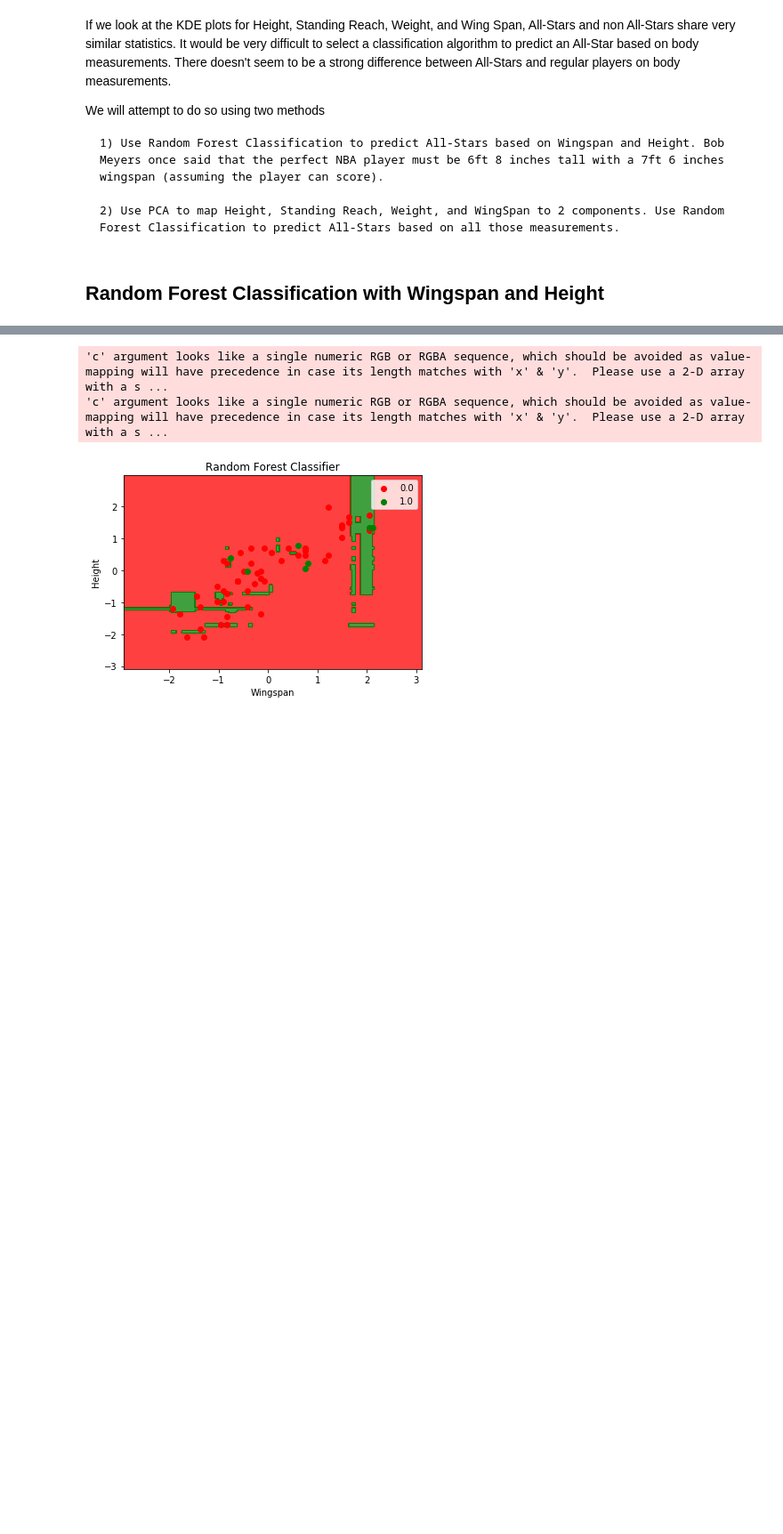
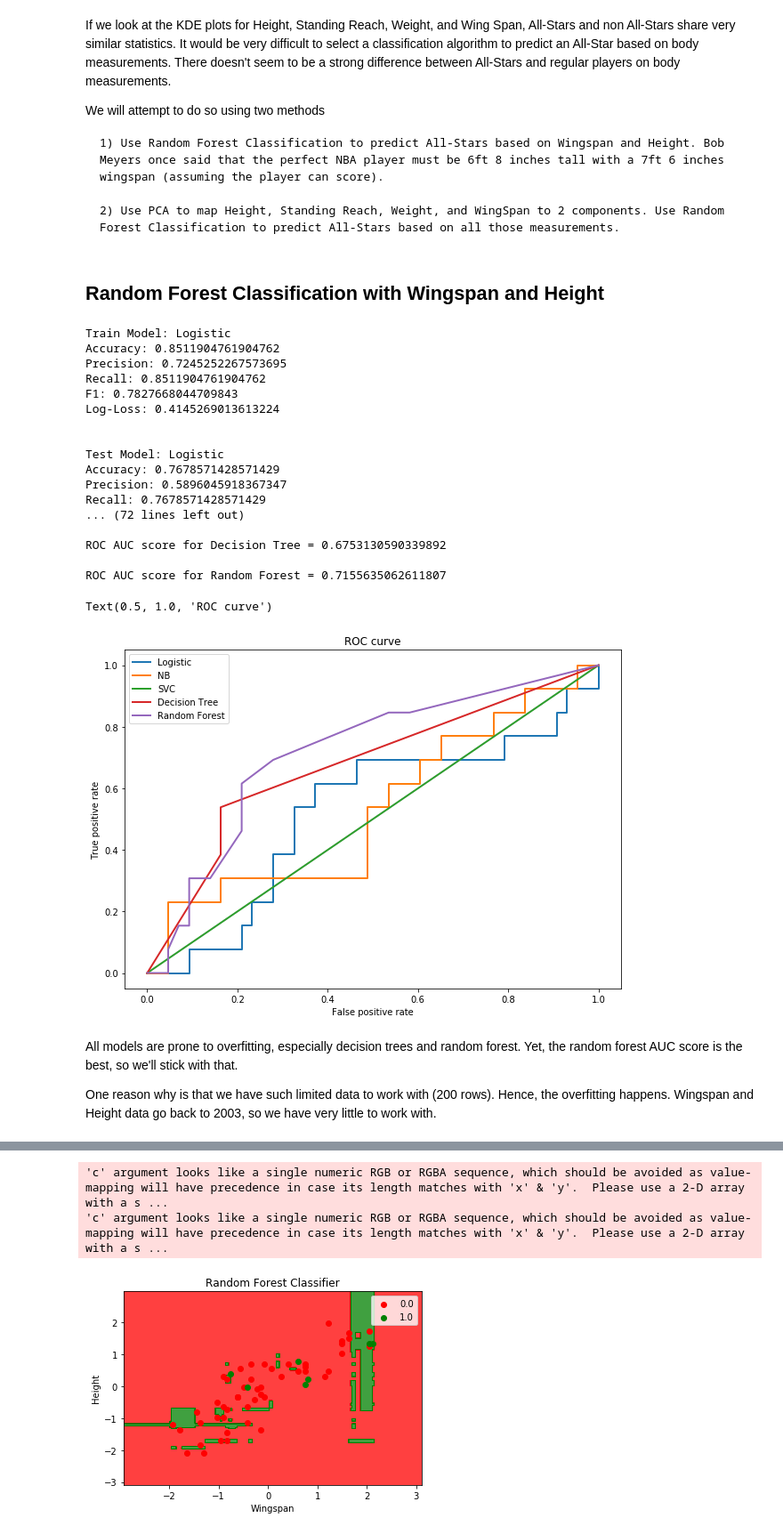
Before and after one commit to hd2zm/Data-Science-Projects, a Jupyter notebook: NBA-Analytics/All-Star-Analysis/Predicting NBA All-Star Appearances with Player Measurements.ipynb, the cells around one changed output, grey strips where cells are left out. Shown at 89% size. Cells and saved outputs as stored; diff of their text form; code cells hidden in the pictures; blank space fills up the shorter version.

```diff
--- a/NBA-Analytics/All-Star-Analysis/Predicting NBA All-Star Appearances with Player Measurements.ipynb
+++ b/NBA-Analytics/All-Star-Analysis/Predicting NBA All-Star Appearances with Player Measurements.ipynb
@@ -65,2 +91,80 @@ We will attempt to do so using two methods
+# %%
+X_train, X_test, label_train, label_test = train_test_split(NBA_MVA_df[['WINGSPAN', 'HEIGHT']], NBA_MVA_df['ALL-STAR'], test_size = 0.25, random_state = 0)
+# %%
+scaler = StandardScaler()
+
+X_train_scaled = scaler.fit_transform(X_train.values)
+X_test_scaled = scaler.transform(X_test.values)
+# %%
+models = {
+    "Logistic": [ LogisticRegression(solver='lbfgs', random_state = 4444), X_train, X_test] ,
+    "NB": [ GaussianNB(), X_train, X_test] ,
+    "SVC": [ OneVsRestClassifier(SVC(random_state = 4444, probability=True)), X_train_scaled, X_test_scaled],
+    "Decision Tree": [ DecisionTreeClassifier(random_state=4444), X_train, X_test] ,
+    "Random Forest": [ RandomForestClassifier(random_state=4444), X_train, X_test]
+}
+
+for key in models.keys():
+    model_fit = models[key][0].fit(models[key][1], label_train)
+    model_accuracy = accuracy_score(label_train, models[key][0].predict(models[key][1]))
+    model_precision = precision_score(label_train, models[key][0].predict(models[key][1]), average='weighted')
+    model_recall = recall_score(label_train, models[key][0].predict(models[key][1]), average='weighted')
+    model_f1 = f1_score(label_train, models[key][0].predict(models[key][1]), average='weighted')
+    model_log_loss = log_loss(label_train, models[key][0].predict_proba(models[key][1]))
+    print("\n\nTrain Model: " + str(key) + "\nAccuracy: " + str(model_accuracy) + "\nPrecision: " + str(model_precision)
+          + "\nRecall: "+ str(model_recall) + "\nF1: " + str(model_f1) + "\nLog-Loss: " + str(model_log_loss))
+
+
+    model_fit = models[key][0].fit(models[key][1], label_train)
+    model_accuracy = accuracy_score(label_test, models[key][0].predict(models[key][2]))
+    model_precision = precision_score(label_test, models[key][0].predict(models[key][2]), average='weighted')
+    model_recall = recall_score(label_test, models[key][0].predict(models[key][2]), average='weighted')
+    model_f1 = f1_score(label_test, models[key][0].predict(models[key][2]), average='weighted')
+    model_log_loss = log_loss(label_test, models[key][0].predict_proba(models[key][2]))
+    print("\n\nTest Model: " + str(key) + "\nAccuracy: " + str(model_accuracy) + "\nPrecision: " + str(model_precision)
+        + "\nRecall: "+ str(model_recall) + "\nF1: " + str(model_f1) + "\nLog-Loss: " + str(model_log_loss))
+
+plt.figure(figsize = (10,7))
+plt.plot([0,1],[0,1],c='violet',ls='--')
+plt.xlim([-0.05,1.05])
+plt.ylim([-0.05,1.05])
+
+
+for key in models.keys():
+    fpr, tpr, thresholds = roc_curve(label_test, models[key][0].predict_proba(X_test)[:, 1])
+    plt.plot(fpr, tpr,lw=2, label=key)
+    #print('\nFalse Positive Rates: ', fpr)
+    #print('\nTrue Positive Rates: ', tpr)
+    #print('\nThreshold Levels: ', thresholds)
+    print("\nROC AUC score for " + key +  " = " + str(roc_auc_score(label_test, models[key][0].predict_proba(X_test)[:, 1])))
+
+plt.legend(loc=0)
+plt.xlabel('False positive rate')
+plt.ylabel('True positive rate')
+plt.title('ROC curve')
+# %% [output]
+Train Model: Logistic
+Accuracy: 0.8511904761904762
+Precision: 0.7245252267573695
+Recall: 0.8511904761904762
+F1: 0.7827668044709843
+Log-Loss: 0.4145269013613224
+
+
+Test Model: Logistic
+Accuracy: 0.7678571428571429
+Precision: 0.5896045918367347
+Recall: 0.7678571428571429
+... (72 lines left out)
+
+ROC AUC score for Decision Tree = 0.6753130590339892
+
+ROC AUC score for Random Forest = 0.7155635062611807
+Text(0.5, 1.0, 'ROC curve')
+[figure, added]
+# %% [markdown]
+All models are prone to overfitting, especially decision trees and random forest. Yet, the random forest AUC score is the best, so we'll stick with that.
+
+One reason why is that we have such limited data to work with (200 rows). Hence, the overfitting happens. Wingspan and Height data go back to 2003, so we have very little to work with.
 # %%
 # Splitting the dataset into the Training set and Test set
```
Also changed, not shown: parts of 16 cells of this notebook.
